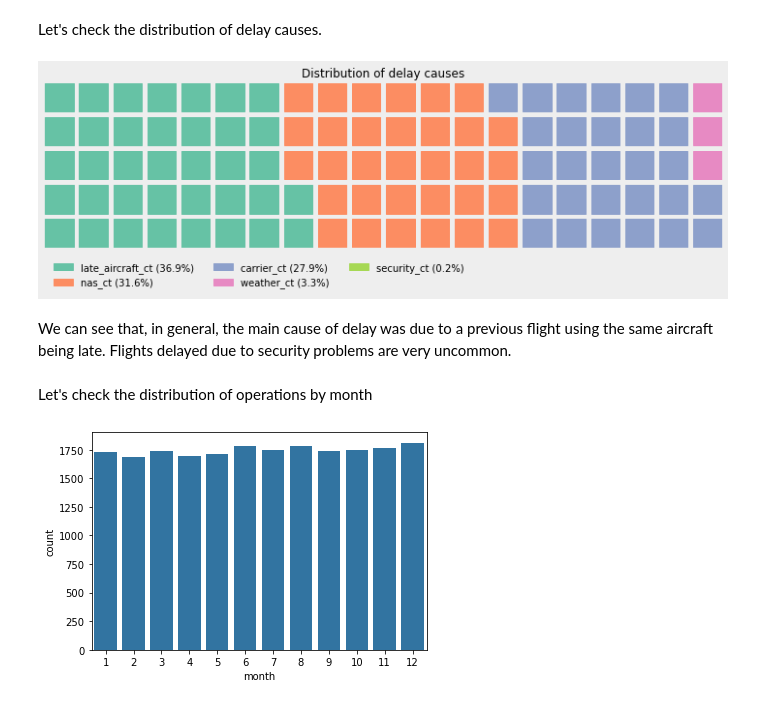
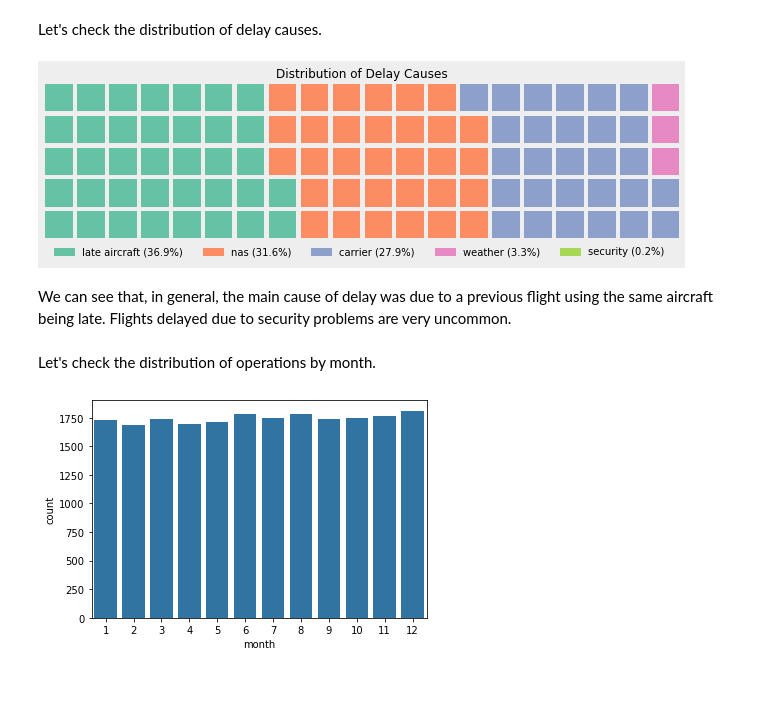
Before and after one commit to gilvan-reis/data-analyst-udacity, a Jupyter notebook: project-5_communicate-data-findings/exploratory_analysis.ipynb, the cells around one changed output. Saved outputs shown, nothing was run; the diff lists cells and outputs as text; code cells hidden in the pictures.

```diff
--- a/project-5_communicate-data-findings/exploratory_analysis.ipynb
+++ b/project-5_communicate-data-findings/exploratory_analysis.ipynb
@@ -223,24 +218,24 @@ Let's check the distribution of delay causes.
 # %%
 data = df.sum()
 data = data[['carrier_ct', 'weather_ct', 'nas_ct', 'security_ct', 'late_aircraft_ct']] / data.arr_del15 * 100
 data.sort_values(ascending=False, inplace=True)
 
 fig = plt.figure(
     FigureClass=Waffle,
     rows=5,
     values=data.apply(round),
-    title={'label': 'Distribution of delay causes'},
-    labels=["{} ({:.1f}%)".format(k, v) for k, v in data.items()],
-    legend={'loc': 'lower left','bbox_to_anchor': (0, -0.3), 'ncol': 3 , 'framealpha': 0},
+    title={'label': 'Distribution of Delay Causes'},
+    labels=['{} ({:.1f}%)'.format(k.replace('_ct', '').replace('_', ' '), v) for k, v in data.items()],
+    legend={'loc': 'lower left','bbox_to_anchor': (0, -0.18), 'ncol': 5 , 'framealpha': 0},
     figsize=(10, 6)
 )
 fig.gca().set_facecolor('#EEEEEE')
 fig.set_facecolor('#EEEEEE')
 # %% [output]
-[figure, old version]
+[figure, new version]
 # %% [markdown]
 We can see that, in general, the main cause of delay was due to a previous flight using the same aircraft being late. Flights delayed due to security problems are very uncommon.
 # %% [markdown]
-Let's check the distribution of operations by month
+Let's check the distribution of operations by month.
 # %%
 sns_color = sns.color_palette()[0]
```
Also changed, not shown: parts of 42 cells of this notebook, 1 other file.
